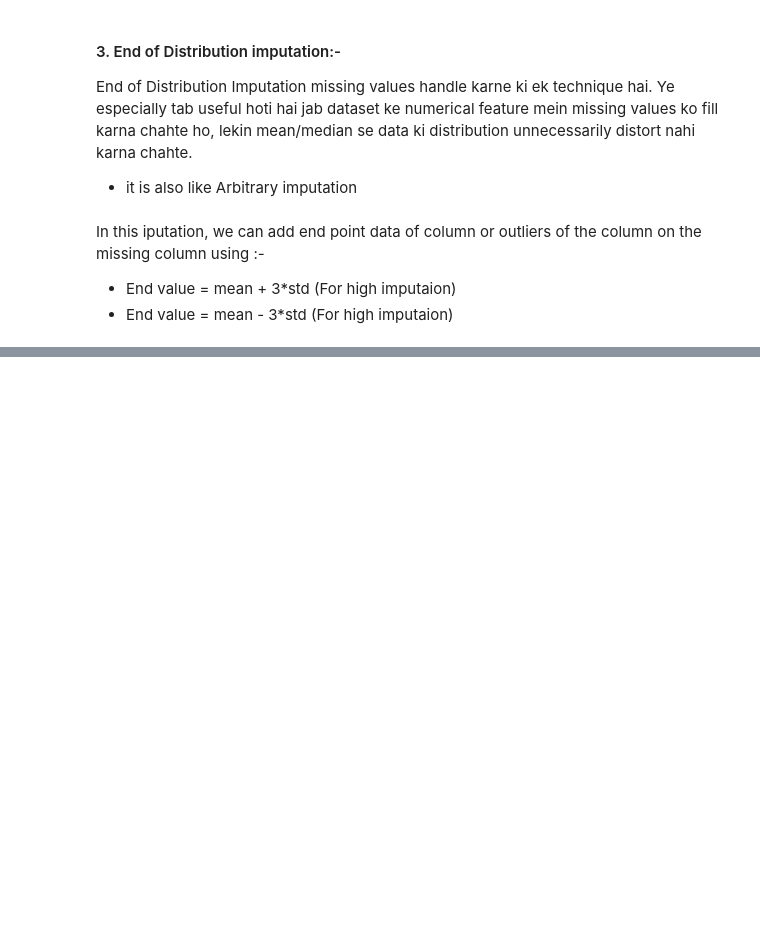
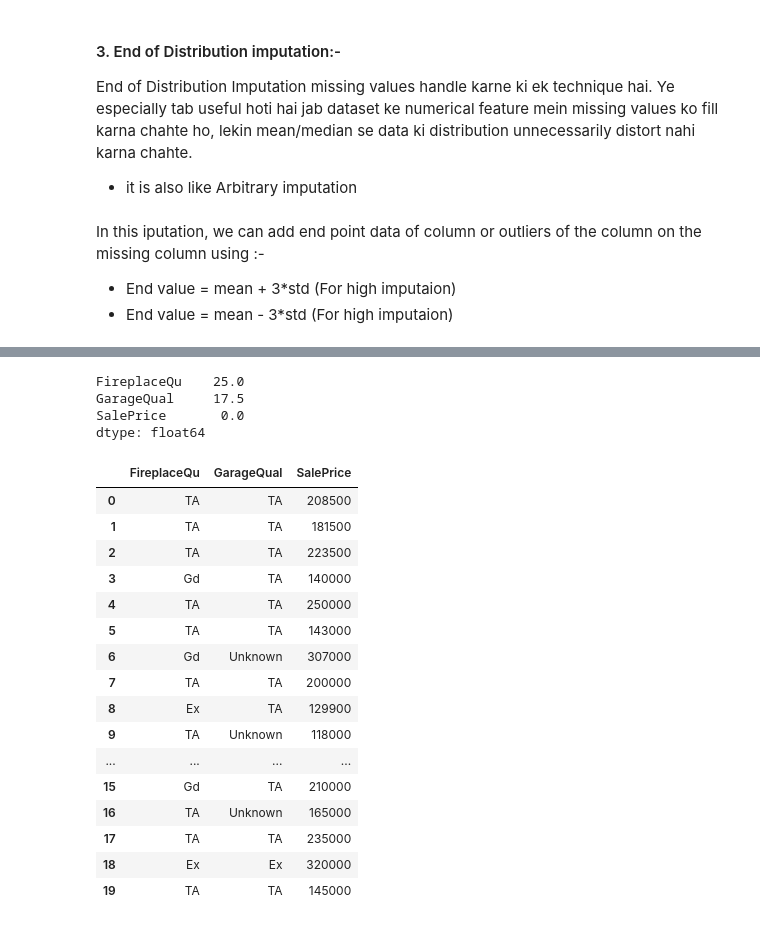
Before and after one commit to Shekhar7017/EDA, a Jupyter notebook: FeatureEngineering.ipynb, the cells around one changed output, grey strips where cells are left out. Saved outputs shown, nothing was run; the diff lists cells and outputs as text; code cells hidden in the pictures; blank space fills up the shorter version.

```diff
--- a/FeatureEngineering.ipynb
+++ b/FeatureEngineering.ipynb
@@ -1296,0 +1307,3 @@ We handle categorical missing values using two ways:-
+# %%
+df = pd.read_csv("data.csv")
+df.head()
@@ -1296,0 +1317,35 @@ We handle categorical missing values using two ways:-
+# %%
+df.isnull().sum()/len(df) * 100
+# %% [output]
+FireplaceQu    25.0
+GarageQual     17.5
+SalePrice       0.0
+dtype: float64
+# %%
+#Using Mode
+
+df['FireplaceQu'] = df['FireplaceQu'].fillna(df['FireplaceQu'].mode()[0])
+# %%
+# Using Constant or Other Category
+
+df['GarageQual'] = df['GarageQual'].fillna('Unknown')
+# %%
+df.head(20)
+# %% [output]
+|  | FireplaceQu | GarageQual | SalePrice |
+| 0 | TA | TA | 208500 |
+| 1 | TA | TA | 181500 |
+| 2 | TA | TA | 223500 |
+| 3 | Gd | TA | 140000 |
+| 4 | TA | TA | 250000 |
+| 5 | TA | TA | 143000 |
+| 6 | Gd | Unknown | 307000 |
+| 7 | TA | TA | 200000 |
+| 8 | Ex | TA | 129900 |
+| 9 | TA | Unknown | 118000 |
+| ... | ... | ... | ... |
+| 15 | Gd | TA | 210000 |
+| 16 | TA | Unknown | 165000 |
+| 17 | TA | TA | 235000 |
+| 18 | Ex | Ex | 320000 |
+| 19 | TA | TA | 145000 |
```
Also changed, not shown: parts of 4 cells of this notebook.
